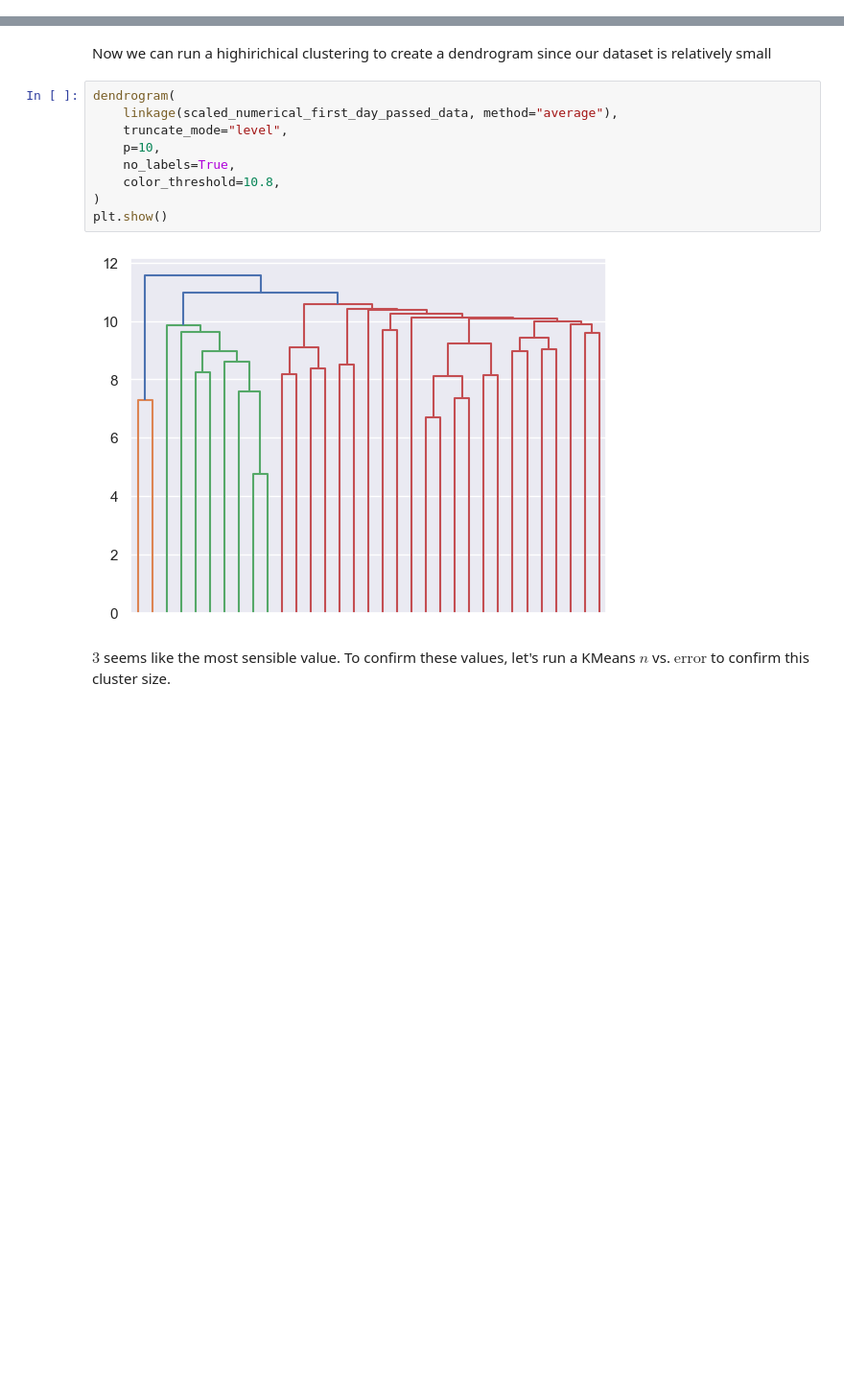
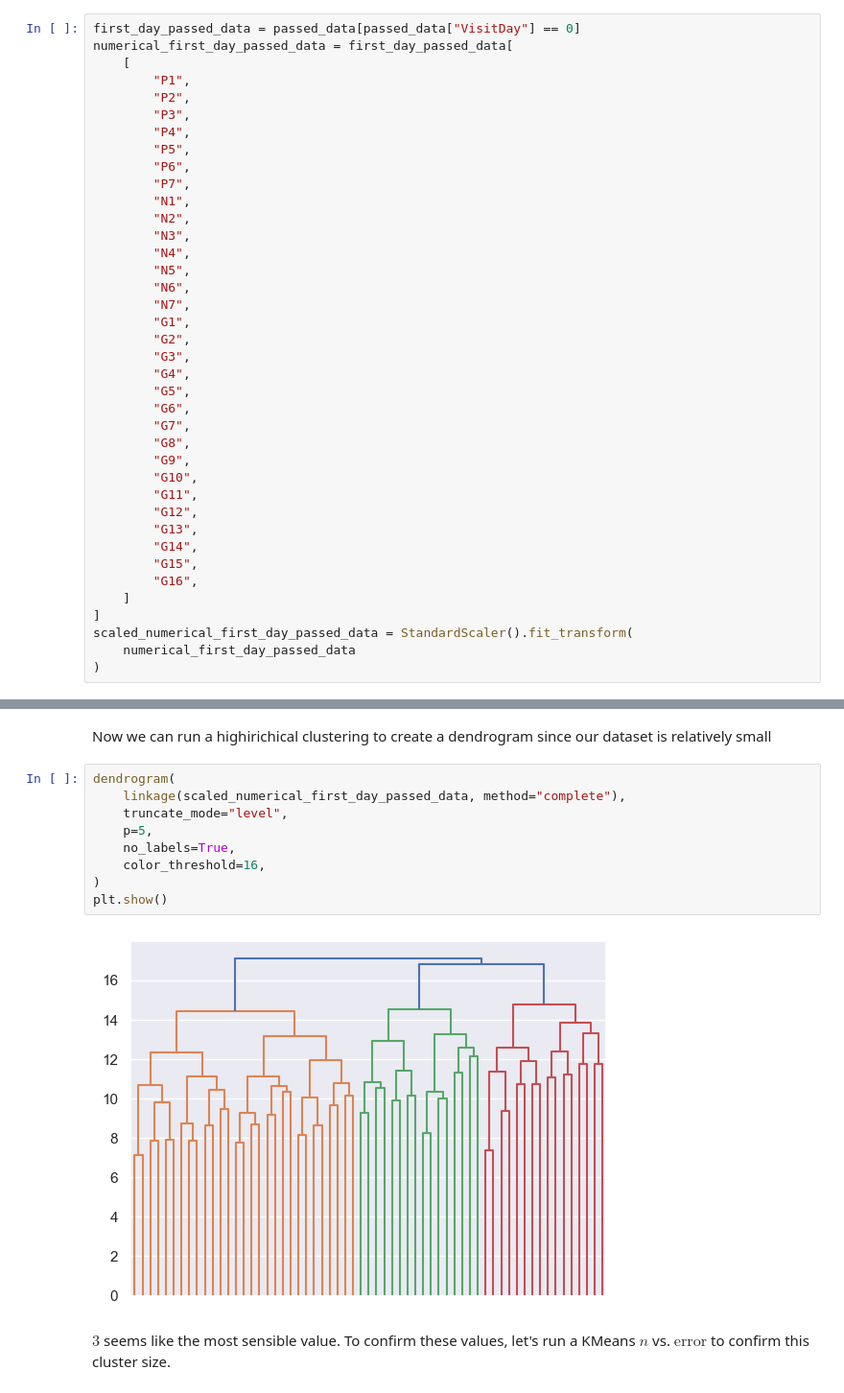
Before and after one commit to AlistairKeiller/STATS-202-final, a Jupyter notebook: final.ipynb, the cells around one changed output, grey strips where cells are left out. Shown at 96% size. Drawn from its saved outputs; the diff is of its cells as text; blank space fills up the shorter version.

```diff
--- a/final.ipynb
+++ b/final.ipynb
@@ -228,3 +209,42 @@ scaled_numerical_first_day_passed_data = StandardScaler().fit_transform(
+# %%
+first_day_passed_data = passed_data[passed_data["VisitDay"] == 0]
+numerical_first_day_passed_data = first_day_passed_data[
+    [
+        "P1",
+        "P2",
+        "P3",
+        "P4",
+        "P5",
+        "P6",
+        "P7",
+        "N1",
+        "N2",
+        "N3",
+        "N4",
+        "N5",
+        "N6",
+        "N7",
+        "G1",
+        "G2",
+        "G3",
+        "G4",
+        "G5",
+        "G6",
+        "G7",
+        "G8",
+        "G9",
+        "G10",
+        "G11",
+        "G12",
+        "G13",
+        "G14",
+        "G15",
+        "G16",
+    ]
+]
+scaled_numerical_first_day_passed_data = StandardScaler().fit_transform(
+    numerical_first_day_passed_data
+)
 # %% [markdown]
 Also, let's check if there are many double first day measurments to see if that could skew the data
 # %%
@@ -241,15 +261,15 @@ Nope, that is not a problem so we can ignore that as a possible skew of the data
 Now we can run a highirichical clustering to create a dendrogram since our dataset is relatively small
 # %%
 dendrogram(
-    linkage(scaled_numerical_first_day_passed_data, method="average"),
+    linkage(scaled_numerical_first_day_passed_data, method="complete"),
     truncate_mode="level",
-    p=10,
+    p=5,
     no_labels=True,
-    color_threshold=10.8,
+    color_threshold=16,
 )
 plt.show()
 # %% [output]
-[figure, old version]
+[figure, new version]
 # %% [markdown]
 $3$ seems like the most sensible value. To confirm these values, let's run a KMeans $n$ vs. $\text{error}$ to confirm this cluster size.
 # %%
```
Also changed, not shown: parts of 17 cells of this notebook, 1 other file.
